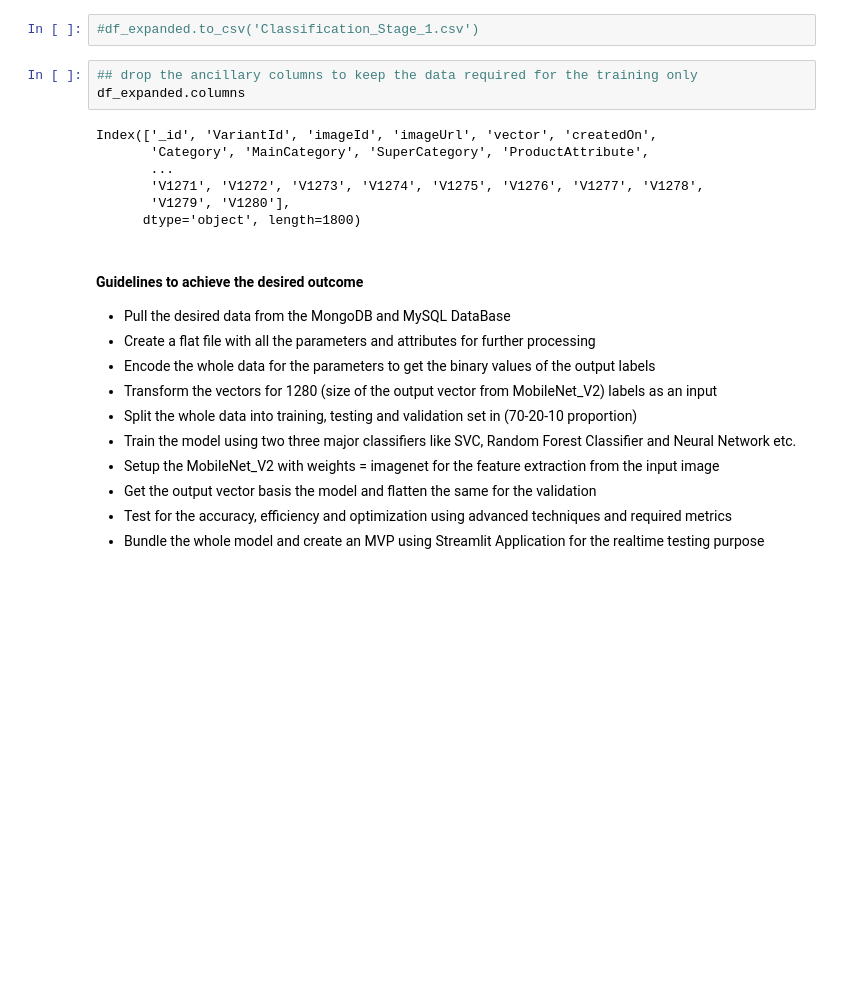
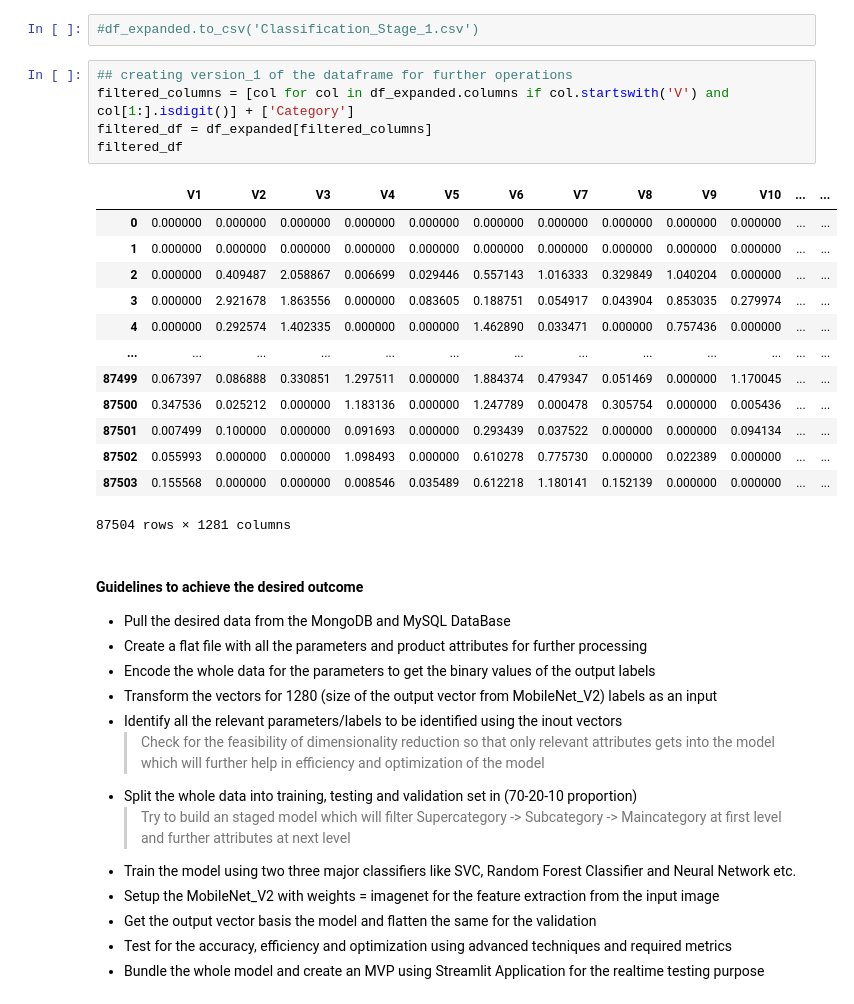
Before and after one commit to SupplyAnalytics/Product_Attribute_Classification, a Jupyter notebook: Classification_Stage_1.ipynb, the cells around one changed output. Drawn from its saved outputs; the diff is of its cells as text; blank space fills up the shorter version.

```diff
--- a/Classification_Stage_1.ipynb
+++ b/Classification_Stage_1.ipynb
@@ -315,23 +315,35 @@ df_expanded
 87504 rows × 1800 columns
 # %%
 #df_expanded.to_csv('Classification_Stage_1.csv')
-# %%
-## drop the ancillary columns to keep the data required for the training only
-df_expanded.columns
-# %% [output]
-Index(['_id', 'VariantId', 'imageId', 'imageUrl', 'vector', 'createdOn',
-       'Category', 'MainCategory', 'SuperCategory', 'ProductAttribute',
-       ...
-       'V1271', 'V1272', 'V1273', 'V1274', 'V1275', 'V1276', 'V1277', 'V1278',
-       'V1279', 'V1280'],
-      dtype='object', length=1800)
+# %%
+## creating version_1 of the dataframe for further operations
+filtered_columns = [col for col in df_expanded.columns if col.startswith('V') and col[1:].isdigit()] + ['Category']
+filtered_df = df_expanded[filtered_columns]
+filtered_df
+# %% [output]
+|  | V1 | V2 | V3 | V4 | V5 | V6 | V7 | V8 | V9 | V10 | ... | ... |
+| 0 | 0.000000 | 0.000000 | 0.000000 | 0.000000 | 0.000000 | 0.000000 | 0.000000 | 0.000000 | 0.000000 | 0.000000 | ... | ... |
+| 1 | 0.000000 | 0.000000 | 0.000000 | 0.000000 | 0.000000 | 0.000000 | 0.000000 | 0.000000 | 0.000000 | 0.000000 | ... | ... |
+| 2 | 0.000000 | 0.409487 | 2.058867 | 0.006699 | 0.029446 | 0.557143 | 1.016333 | 0.329849 | 1.040204 | 0.000000 | ... | ... |
+| 3 | 0.000000 | 2.921678 | 1.863556 | 0.000000 | 0.083605 | 0.188751 | 0.054917 | 0.043904 | 0.853035 | 0.279974 | ... | ... |
+| 4 | 0.000000 | 0.292574 | 1.402335 | 0.000000 | 0.000000 | 1.462890 | 0.033471 | 0.000000 | 0.757436 | 0.000000 | ... | ... |
+| ... | ... | ... | ... | ... | ... | ... | ... | ... | ... | ... | ... | ... |
+| 87499 | 0.067397 | 0.086888 | 0.330851 | 1.297511 | 0.000000 | 1.884374 | 0.479347 | 0.051469 | 0.000000 | 1.170045 | ... | ... |
+| 87500 | 0.347536 | 0.025212 | 0.000000 | 1.183136 | 0.000000 | 1.247789 | 0.000478 | 0.305754 | 0.000000 | 0.005436 | ... | ... |
+| 87501 | 0.007499 | 0.100000 | 0.000000 | 0.091693 | 0.000000 | 0.293439 | 0.037522 | 0.000000 | 0.000000 | 0.094134 | ... | ... |
+| 87502 | 0.055993 | 0.000000 | 0.000000 | 1.098493 | 0.000000 | 0.610278 | 0.775730 | 0.000000 | 0.022389 | 0.000000 | ... | ... |
+| 87503 | 0.155568 | 0.000000 | 0.000000 | 0.008546 | 0.035489 | 0.612218 | 1.180141 | 0.152139 | 0.000000 | 0.000000 | ... | ... |
+87504 rows × 1281 columns
 # %% [markdown]
 #### Guidelines to achieve the desired outcome
 + Pull the desired data from the MongoDB and MySQL DataBase
-+ Create a flat file with all the parameters and attributes for further processing
++ Create a flat file with all the parameters and product attributes for further processing
 + Encode the whole data for the parameters to get the binary values of the output labels
 + Transform the vectors for 1280 (size of the output vector from MobileNet_V2) labels as an input
++ Identify all the relevant parameters/labels to be identified using the inout vectors
+    > Check for the feasibility of dimensionality reduction so that only relevant attributes gets into the model which will further help in efficiency and optimization of the model
 + Split the whole data into training, testing and validation set in (70-20-10 proportion)
+    > Try to build an staged model which will filter Supercategory -> Subcategory -> Maincategory at first level and further attributes at next level
 + Train the model using two three major classifiers like SVC, Random Forest Classifier and Neural Network etc.
 + Setup the MobileNet_V2 with weights = imagenet for the feature extraction from the input image
 + Get the output vector basis the model and flatten the same for the validation
```
Also changed, not shown: parts of 8 cells of this notebook.
